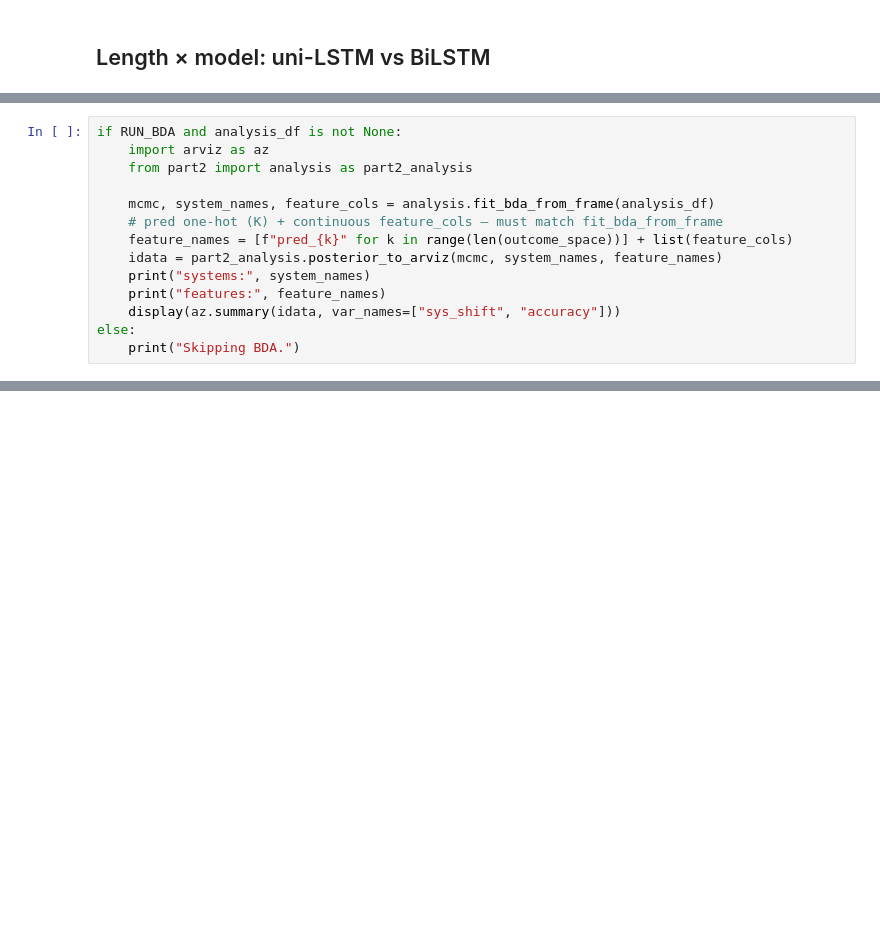
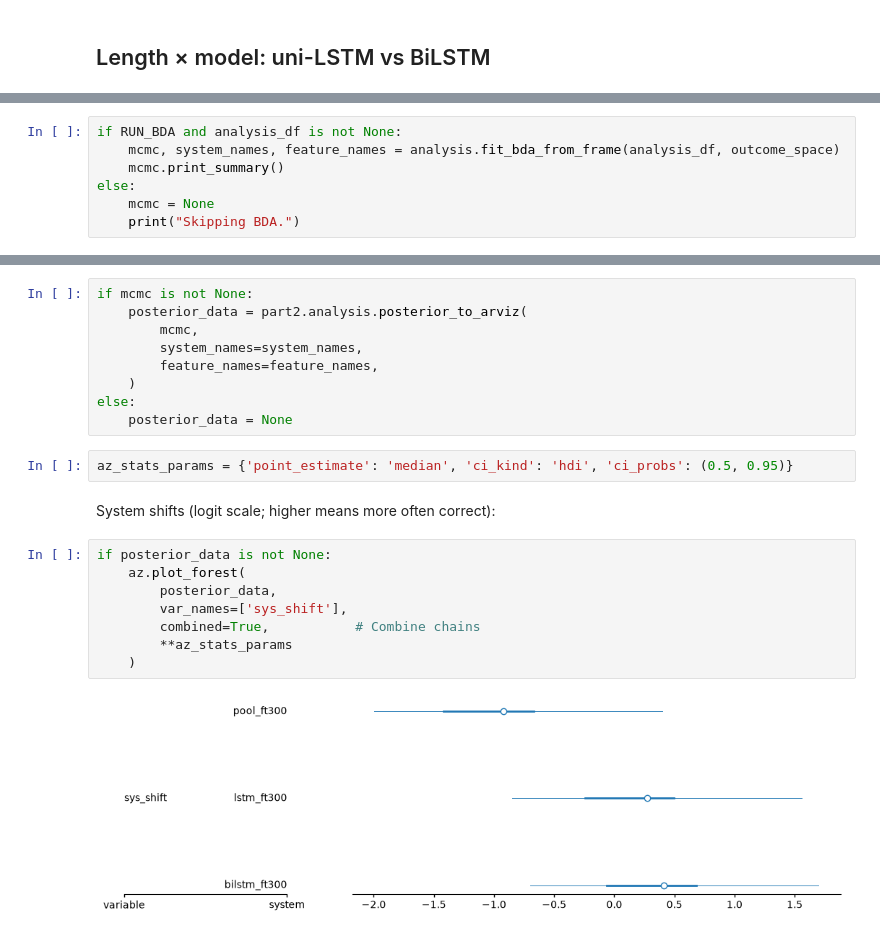
Before and after one commit to Joeyjdl/nlp1-student, a Jupyter notebook: part2/project/project.ipynb, the cells around one changed output, grey strips where cells are left out. Saved outputs shown, nothing was run; the diff lists cells and outputs as text; blank space fills up the shorter version.

```diff
--- a/part2/project/project.ipynb
+++ b/part2/project/project.ipynb
@@ -190,14 +307,0 @@ Uses `part2.analysis.fit_bda_model` via `analysis.fit_bda_from_frame`.
-# %%
-if RUN_BDA and analysis_df is not None:
-    import arviz as az
-    from part2 import analysis as part2_analysis
-
-    mcmc, system_names, feature_cols = analysis.fit_bda_from_frame(analysis_df)
-    # pred one-hot (K) + continuous feature_cols — must match fit_bda_from_frame
-    feature_names = [f"pred_{k}" for k in range(len(outcome_space))] + list(feature_cols)
-    idata = part2_analysis.posterior_to_arviz(mcmc, system_names, feature_names)
-    print("systems:", system_names)
-    print("features:", feature_names)
-    display(az.summary(idata, var_names=["sys_shift", "accuracy"]))
-else:
-    print("Skipping BDA.")
@@ -205,0 +308,7 @@ Skipping BDA.
+# %%
+if RUN_BDA and analysis_df is not None:
+    mcmc, system_names, feature_names = analysis.fit_bda_from_frame(analysis_df, outcome_space)
+    mcmc.print_summary()
+else:
+    mcmc = None
+    print("Skipping BDA.")
@@ -205,0 +346,23 @@ Skipping BDA.
+# %%
+if mcmc is not None:
+    posterior_data = part2.analysis.posterior_to_arviz(
+        mcmc,
+        system_names=system_names,
+        feature_names=feature_names,
+    )
+else:
+    posterior_data = None
+# %%
+az_stats_params = {'point_estimate': 'median', 'ci_kind': 'hdi', 'ci_probs': (0.5, 0.95)}
+# %% [markdown]
+System shifts (logit scale; higher means more often correct):
+# %%
+if posterior_data is not None:
+    az.plot_forest(
+        posterior_data,
+        var_names=['sys_shift'],
+        combined=True,           # Combine chains
+        **az_stats_params
+    )
+# %% [output]
+[figure, added]
```
Also changed, not shown: parts of 31 cells of this notebook, 3 other files.
